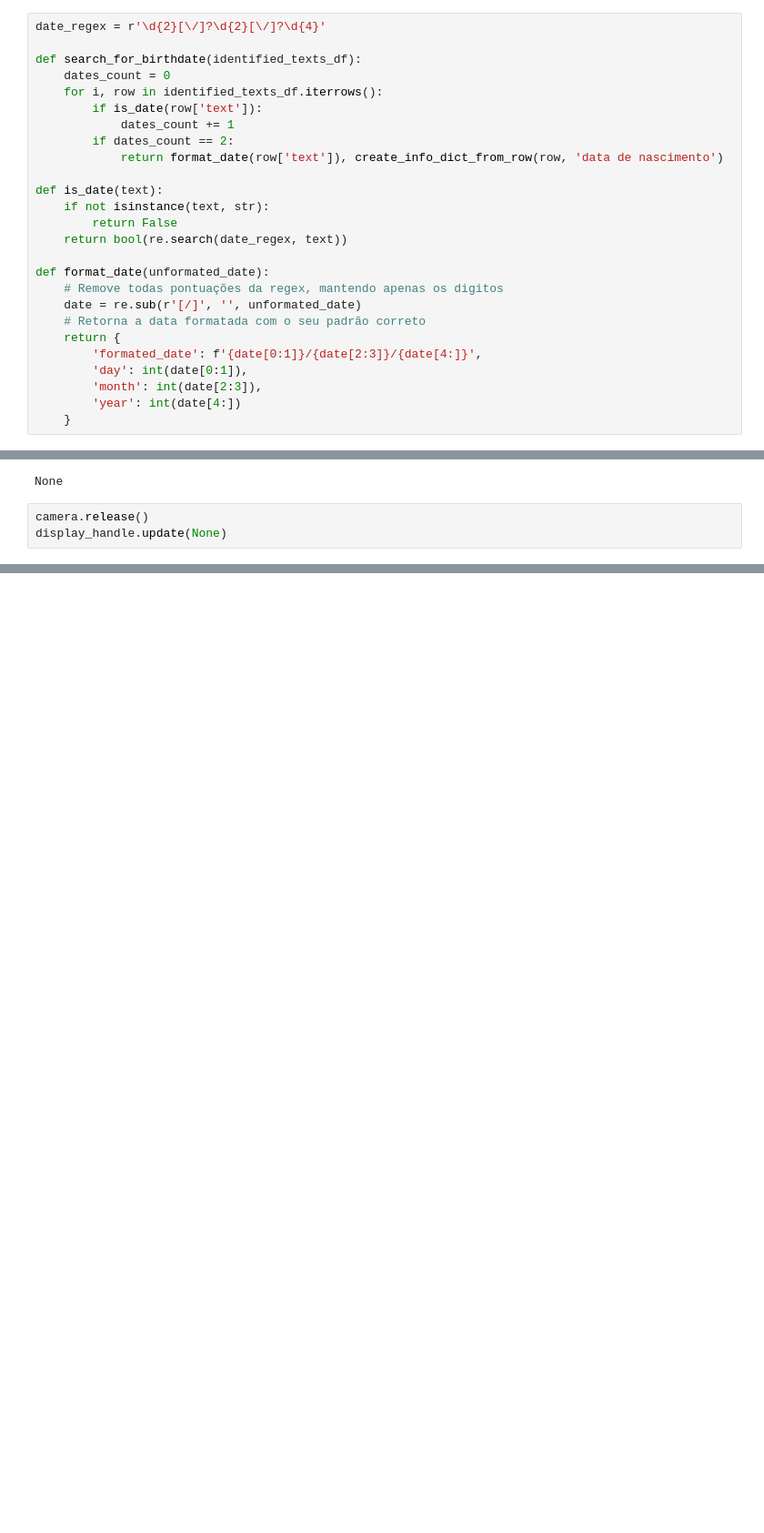
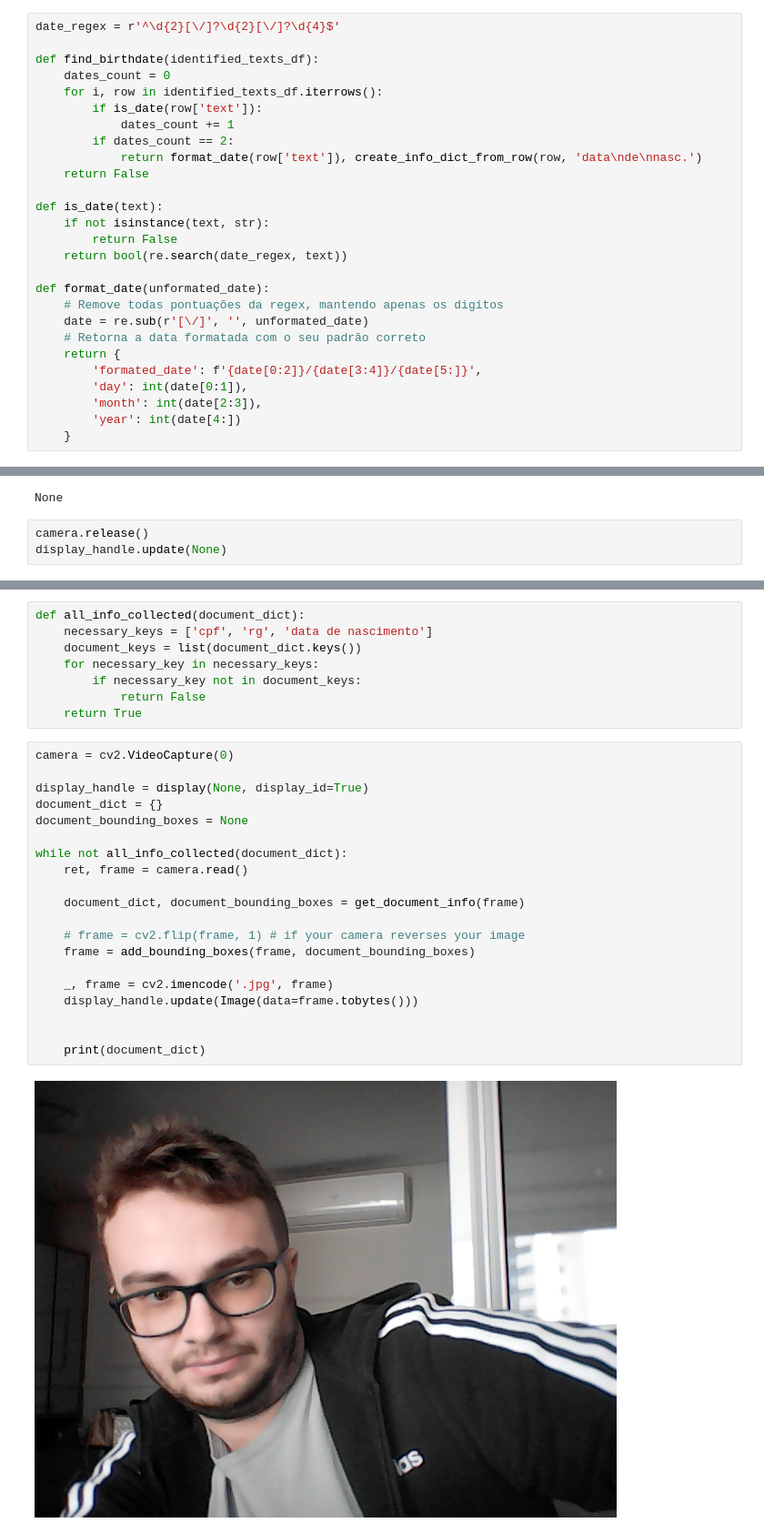
Before and after one commit to GregorioFornetti/extrator-info-rg, a Jupyter notebook: src/notebooks/testando_regex.ipynb, the cells around one changed output, grey strips where cells are left out. Shown: that part at 91% size. Saved outputs shown, nothing was run; the diff lists cells and outputs as text; blank space fills up the shorter version.

```diff
--- a/src/notebooks/testando_regex.ipynb
+++ b/src/notebooks/testando_regex.ipynb
@@ -120,15 +123,16 @@ def format_rg(unformated_rg):
 # %% [markdown]
 ### Identificação data de nascimento
 # %%
-date_regex = r'\d{2}[\/]?\d{2}[\/]?\d{4}'
+date_regex = r'^\d{2}[\/]?\d{2}[\/]?\d{4}$'
 
-def search_for_birthdate(identified_texts_df):
+def find_birthdate(identified_texts_df):
     dates_count = 0
     for i, row in identified_texts_df.iterrows():
         if is_date(row['text']):
             dates_count += 1
         if dates_count == 2:
-            return format_date(row['text']), create_info_dict_from_row(row, 'data de nascimento')
+            return format_date(row['text']), create_info_dict_from_row(row, 'data\nde\nnasc.')
+    return False
 
 def is_date(text):
     if not isinstance(text, str):
@@ -137,10 +141,10 @@ def is_date(text):
 
 def format_date(unformated_date):
     # Remove todas pontuações da regex, mantendo apenas os digitos
-    date = re.sub(r'[/]', '', unformated_date)
+    date = re.sub(r'[\/]', '', unformated_date)
     # Retorna a data formatada com o seu padrão correto
     return {
-        'formated_date': f'{date[0:1]}/{date[2:3]}/{date[4:]}',
+        'formated_date': f'{date[0:2]}/{date[3:4]}/{date[5:]}',
         'day': int(date[0:1]),
         'month': int(date[2:3]),
         'year': int(date[4:])
@@ -172,0 +249,30 @@ display_handle.update(None)
+# %%
+def all_info_collected(document_dict):
+    necessary_keys = ['cpf', 'rg', 'data de nascimento']
+    document_keys = list(document_dict.keys())
+    for necessary_key in necessary_keys:
+        if necessary_key not in document_keys:
+            return False
+    return True
+# %%
+camera = cv2.VideoCapture(0)
+
+display_handle = display(None, display_id=True)
+document_dict = {}
+document_bounding_boxes = None
+
+while not all_info_collected(document_dict):
+    ret, frame = camera.read()
+
+    document_dict, document_bounding_boxes = get_document_info(frame)
+
+    # frame = cv2.flip(frame, 1) # if your camera reverses your image
+    frame = add_bounding_boxes(frame, document_bounding_boxes)
+
+    _, frame = cv2.imencode('.jpg', frame)
+    display_handle.update(Image(data=frame.tobytes()))
+
+
+    print(document_dict)
+# %% [output]
+[figure, added]
```
Also changed, not shown: parts of 13 cells of this notebook.
